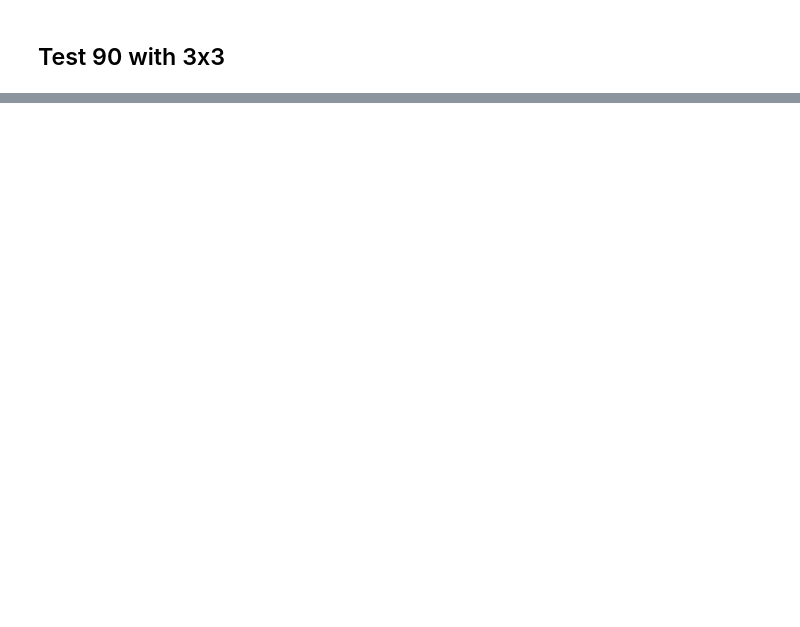
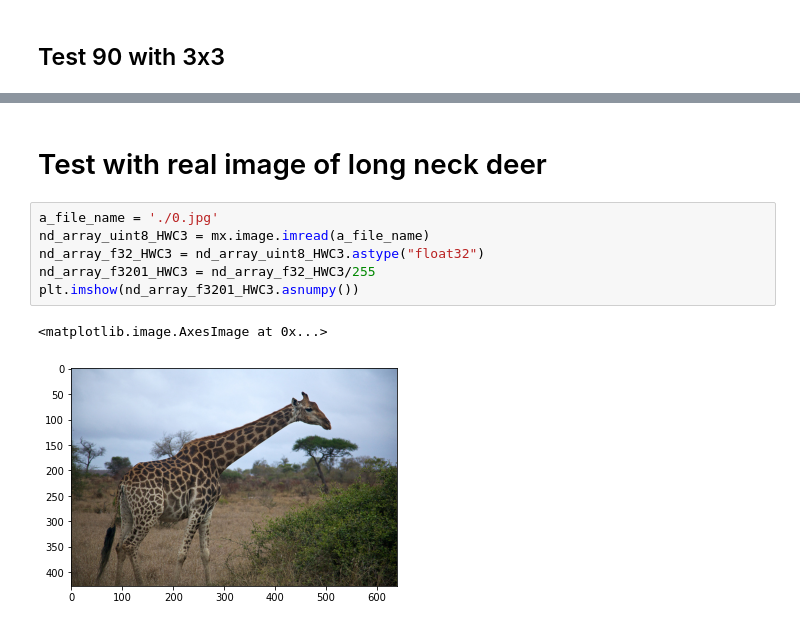
Before and after one commit to rtp-aws/devpost_aws_disaster_response, a Jupyter notebook: python/rotate_seven.ipynb, the cells around one changed output, grey strips where cells are left out. Cells and saved outputs as stored; diff of their text form; blank space fills up the shorter version.

```diff
--- a/python/rotate_seven.ipynb
+++ b/python/rotate_seven.ipynb
@@ -292,0 +435,11 @@ works 1.e?
+# %% [markdown]
+# Test with real image of long neck deer
+# %%
+a_file_name = './0.jpg'
+nd_array_uint8_HWC3 = mx.image.imread(a_file_name)
+nd_array_f32_HWC3 = nd_array_uint8_HWC3.astype("float32")
+nd_array_f3201_HWC3 = nd_array_f32_HWC3/255
+plt.imshow(nd_array_f3201_HWC3.asnumpy())
+# %% [output]
+<matplotlib.image.AxesImage at 0x...>
+[figure, added]
```
Also changed, not shown: parts of 33 cells of this notebook, 3 other files.
